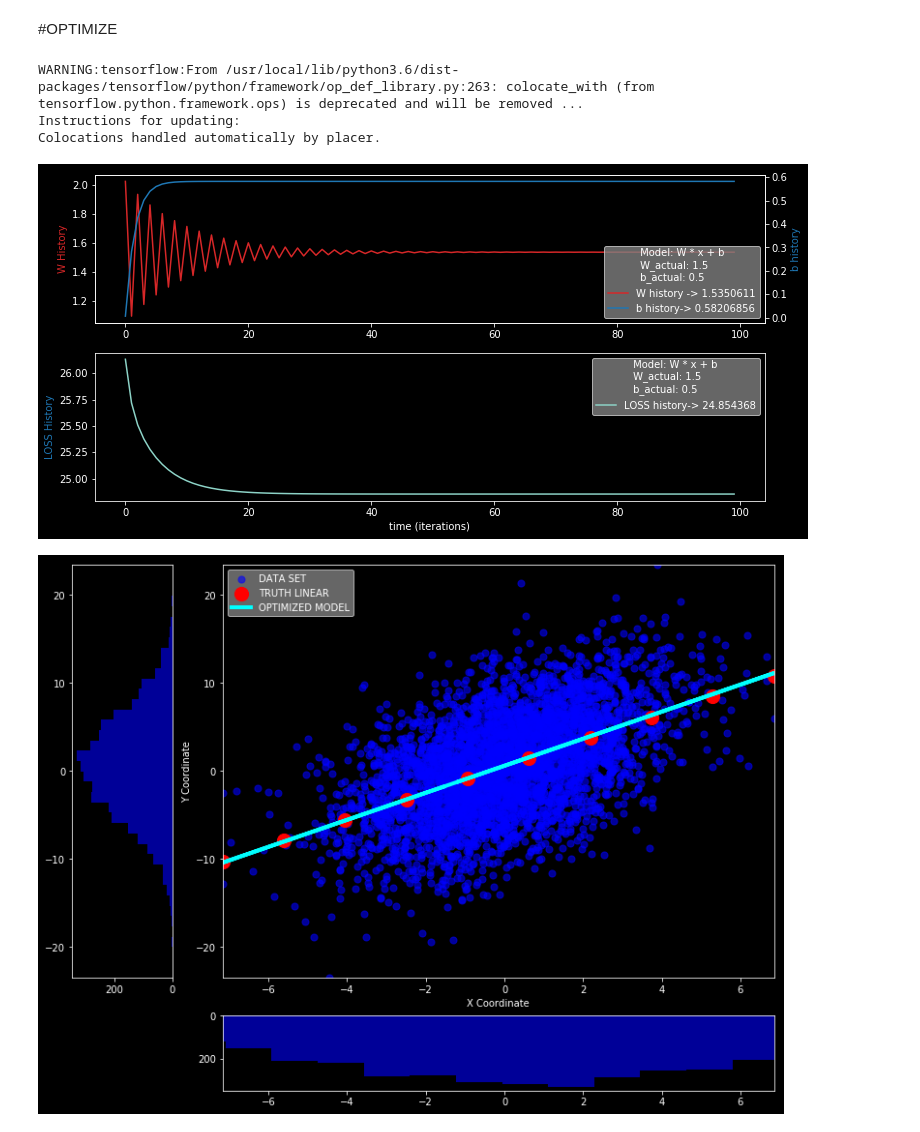
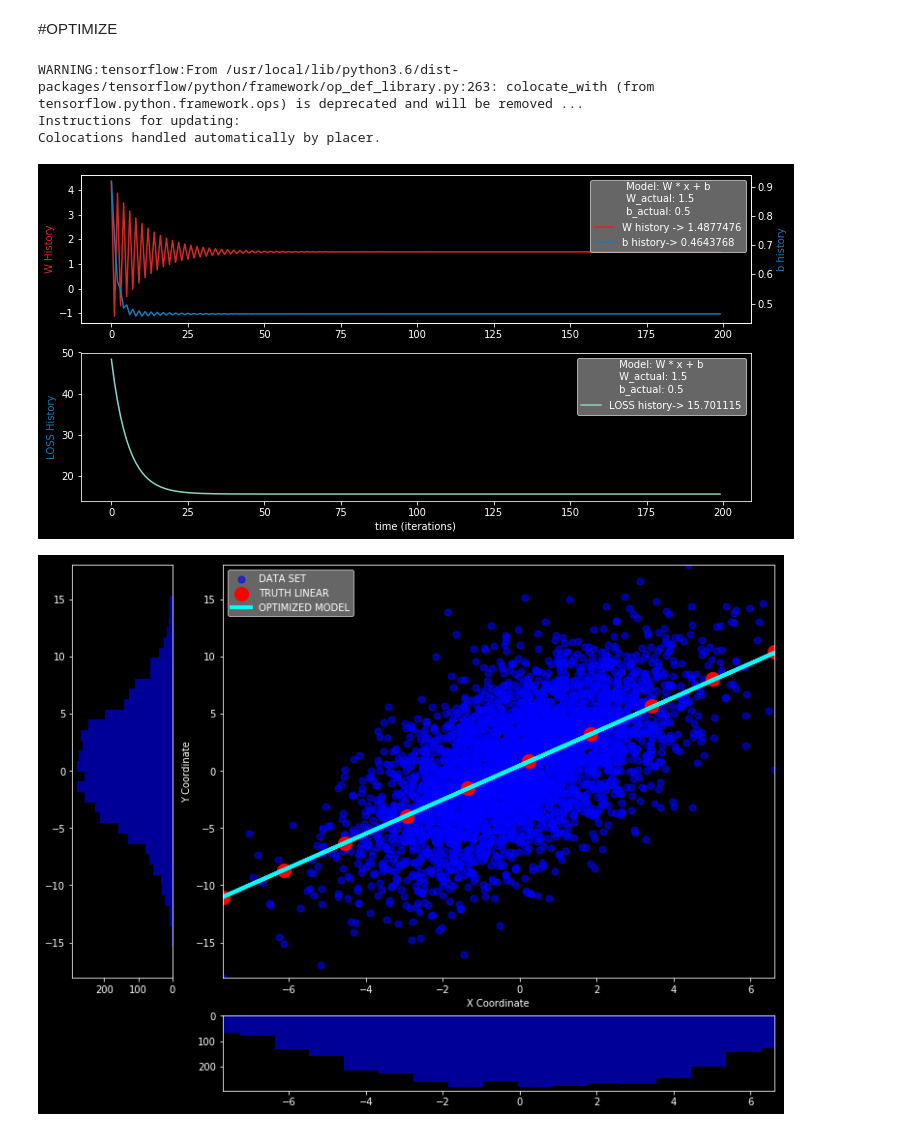
Before and after one commit to ferhatSF/Tensorflow-Studies, a Jupyter notebook: Gradient_Descent_Optimizer.ipynb, the cells around one changed output. Saved outputs shown, nothing was run; the diff lists cells and outputs as text; code cells hidden in the pictures.

```diff
--- a/Gradient_Descent_Optimizer.ipynb
+++ b/Gradient_Descent_Optimizer.ipynb
@@ -21,12 +21,16 @@ import tensorflow as tf
 import numpy as np
 import matplotlib.pyplot as plt
 # %%
-def generate_dataset(W_actual=1.5, b_actual=0.5, npoints=100,x_random=False,x_start=0, x_range=1,noise_amplitude=0.2):
+def generate_dataset(W_actual=1.5, b_actual=0.5,
+                     npoints=100,
+                     x_random=False,x_start=0, x_range=1,
+                     noise_amplitude=0.2):
 
     if x_random:
         x_data = np.random.randn(npoints)*x_range + x_start
     else:
         x_data = np.linspace(x_start, x_start+x_range, npoints)
+
     noise  = np.random.randn(*x_data.shape) * noise_amplitude
     y_data = x_data * W_actual + b_actual + noise
 
@@ -49,7 +58,12 @@ def linear_regression():
 # %%
-def optimize (x_batch, y_batch,iterations=10,learn_rate=0.1):
+def optimize (x_batch, y_batch,
+              W_actual, b_actual, BullsEyeGuess,
+              iterations=10,
+              learn_rate=0.1,):
 
-    x, y, y_pred, loss, W, b = linear_regression()
+    x, y, y_pred, loss, W, b = linear_regression(W_actual,
+                                                 b_actual,
+                                                 BullsEyeGuess)
 
     loss_history = []
     W_history    = []
@@ -70,5 +84,5 @@ def optimize (x_batch, y_batch,iterations=10,learn_rate=0.1):
 
         y_pred_batch = session.run(y_pred, {x : x_batch})
 
-    return y_pred_batch, loss_history, W_history, b_history
+    return(y_pred_batch, loss_history, W_history, b_history)
 # %%
@@ -155,12 +193,20 @@ def plot_data (x_batch,y_batch,y_pred_batch,x_true,y_true):
 W_actual = 1.5 #@param {type:"slider", min:0, max:10, step:0.1}
 b_actual = 0.5 #@param {type:"slider", min:0, max:10, step:0.1}
 
-npoints = 4000 #@param {type:"slider", min:0, max:10000, step:100}
-x_start = 0 #@param {type:"slider", min:-10, max:10, step:0.1}
-x_range = 2 #@param {type:"slider", min:0.1, max:10, step:0.1}
+npoints  = 4000 #@param {type:"slider", min:0, max:10000, step:100}
+x_start  = 0 #@param {type:"slider", min:-10, max:10, step:0.1}
+x_range  = 2 #@param {type:"slider", min:0.1, max:10, step:0.1}
 x_random = True #@param {type:"boolean"}
+
 noise_amplitude = 4 #@param {type:"slider", min:0, max:10, step:0.1}
-x_data, y_data, x_true, y_true = generate_dataset(W_actual=W_actual, b_actual=b_actual, npoints=npoints, x_random=x_random,x_start=x_start, x_range=x_range, noise_amplitude=5.)
+
+
+x_data, y_data, x_true, y_true = generate_dataset(
+    npoints         = npoints,
+    x_random        = x_random,
+    x_start         = x_start,
+    x_range         = x_range,
+    noise_amplitude = noise_amplitude)
 
 plot_data(x_data, y_data, [], x_true, y_true)
 # %% [output]
@@ -168,16 +214,21 @@ plot_data(x_data, y_data, [], x_true, y_true)
 # %% [markdown]
 #OPTIMIZE
 # %%
-learn_rate = 0.24 #@param {type:"slider", min:0, max:1, step:0.01}
-iterations = 100 #@param {type:"slider", min:10, max:10000, step:10}
+BullsEyeGuess = False #@param {type:"boolean"}
+learn_rate    = 0.24 #@param {type:"slider", min:0, max:1, step:0.01}
+iterations    = 200 #@param {type:"slider", min:10, max:10000, step:10}
 
-y_pred_batch, loss_history, W_history, b_history = optimize(x_data,y_data,iterations=iterations,learn_rate=learn_rate)
+y_pred_batch, loss_history, W_history, b_history = optimize(
+                                 x_data, y_data,
+                                 W_actual, b_actual, BullsEyeGuess,
+                                 iterations=iterations,
+                                 learn_rate=learn_rate)
 
 plot_convergence(loss_history, W_history, b_history,  W_actual, b_actual)
 plot_data(x_data, y_data, y_pred_batch, x_true, y_true)
 # %% [output]
 WARNING:tensorflow:From /usr/local/lib/python3.6/dist-packages/tensorflow/python/framework/op_def_library.py:263: colocate_with (from tensorflow.python.framework.ops) is deprecated and will be removed ...
 Instructions for updating:
 Colocations handled automatically by placer.
-[figure, old version]
+[figure, new version]
-[figure, old version]
+[figure, new version]
```
Also changed, not shown: parts of 4 cells of this notebook.
